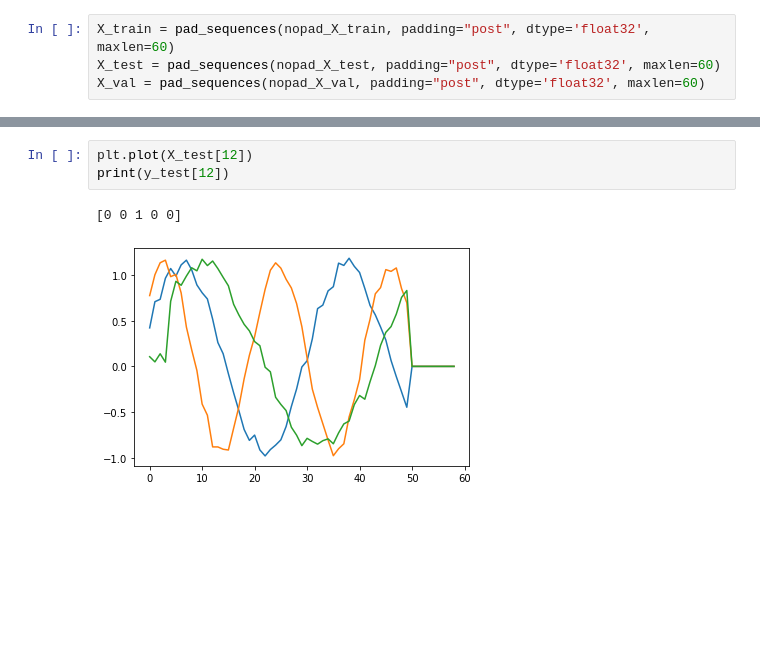
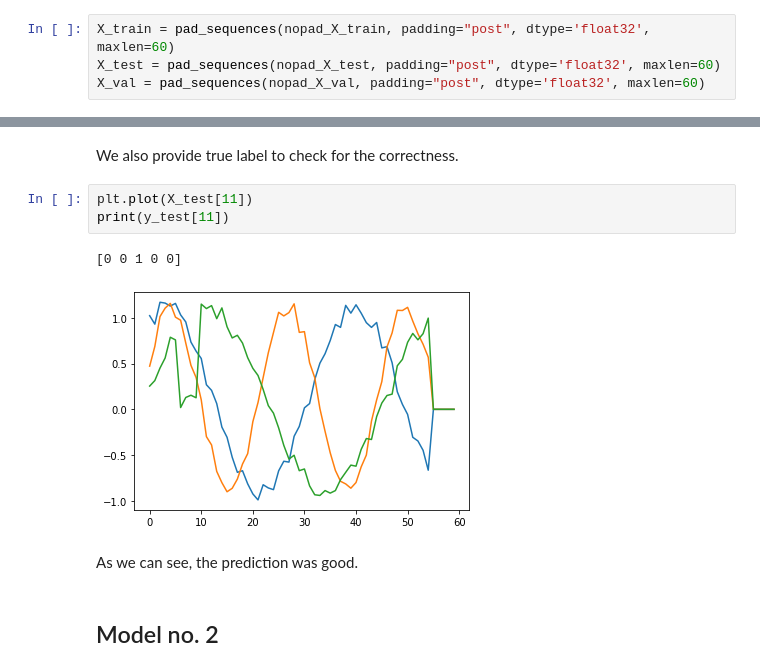
Before and after one commit to Wo0kie3/TimeSeriesAnomalyDetection, a Jupyter notebook: Project2.ipynb, the cells around one changed output, grey strips where cells are left out. Saved outputs shown, nothing was run; the diff lists cells and outputs as text; blank space fills up the shorter version.

```diff
--- a/Project2.ipynb
+++ b/Project2.ipynb
@@ -146,8 +170,14 @@ model.predict(np.array([X_test[12]])).round()
 # %% [output]
 array([[0., 0., 1., 0., 0.]], dtype=float32)
+# %% [markdown]
+We also provide true label to check for the correctness.
 # %%
-plt.plot(X_test[12])
-print(y_test[12])
+plt.plot(X_test[11])
+print(y_test[11])
 # %% [output]
 [0 0 1 0 0]
-[figure, old version]
+[figure, new version]
+# %% [markdown]
+As we can see, the prediction was good.
+# %% [markdown]
+## Model no. 2
```
Also changed, not shown: parts of 29 cells of this notebook.
